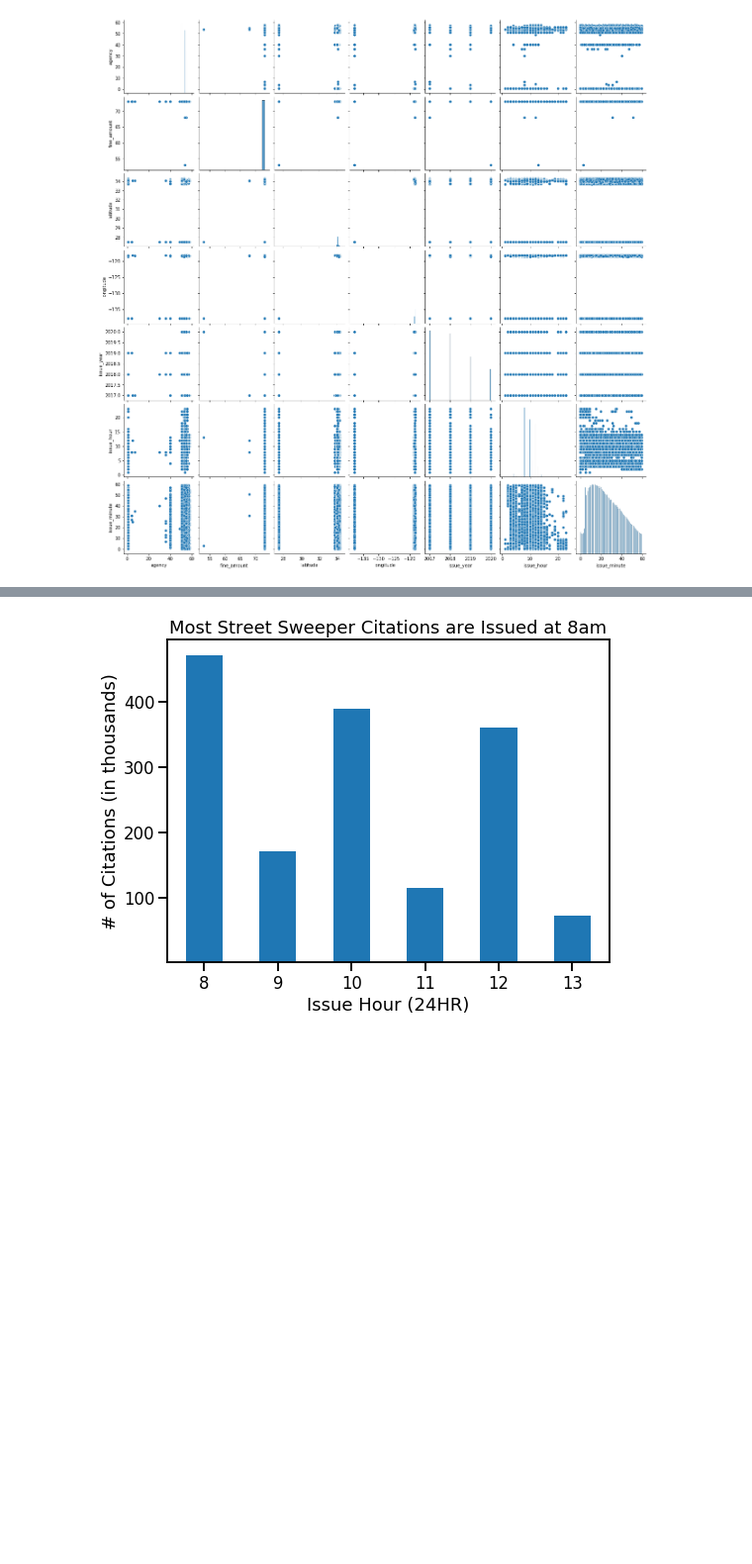
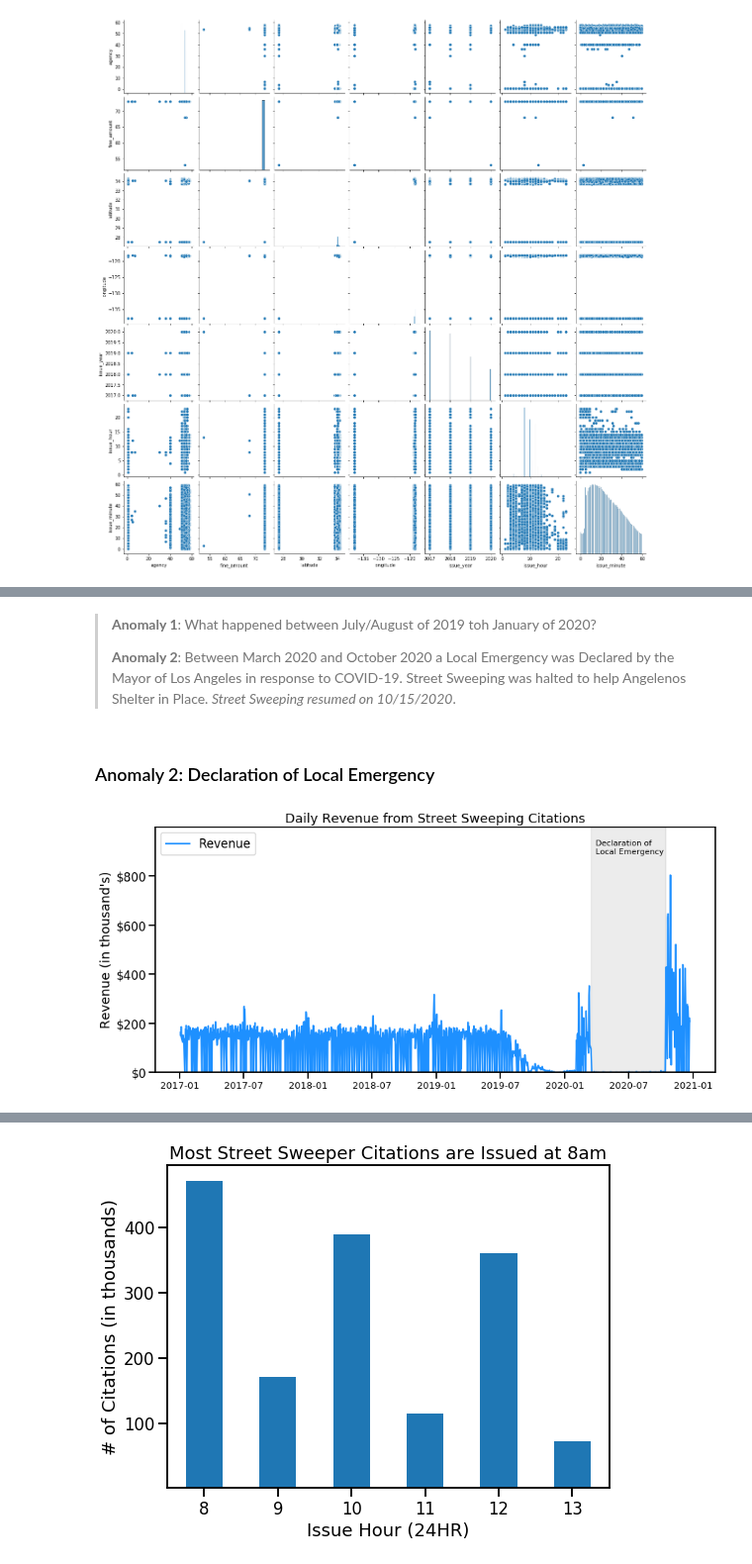
Before and after one commit to Promeos/LADOT-COVID19-enforcement, a Jupyter notebook: MVP.ipynb, the cells around one changed output, grey strips where cells are left out. Shown at 99% size. Drawn from its saved outputs; the diff is of its cells as text; code cells hidden in the pictures; blank space fills up the shorter version.

```diff
--- a/MVP.ipynb
+++ b/MVP.ipynb
@@ -176,0 +182,26 @@ sns.pairplot(df_citations);
+# %% [markdown]
+> __Anomaly 1__: What happened between July/August of 2019 toh January of 2020?<br>
+>
+> __Anomaly 2__: Between March 2020 and October 2020 a Local Emergency was Declared by the Mayor of Los Angeles in response to COVID-19. Street Sweeping was halted to help Angelenos Shelter in Place. _Street Sweeping resumed on 10/15/2020_.
+# %% [markdown]
+### Anomaly 2: Declaration of Local Emergency
+# %%
+sns.set_context('talk')
+
+# Plot daily revenue from street sweeping citations
+daily_revenue.plot(figsize=(14, 7), label='Revenue', color='DodgerBlue')
+plt.axvspan('2020-03-16', '2020-10-14', color='grey', alpha=.15)
+plt.text('2020-03-29', 890_000, 'Declaration of\nLocal Emergency', fontsize=11)
+
+
+plt.title("Daily Revenue from Street Sweeping Citations")
+plt.xlabel('')
+plt.ylabel("Revenue (in thousand's)")
+
+plt.xticks(rotation=0, horizontalalignment='center', fontsize=13)
+plt.yticks(range(0, 1_000_000, 200_000), ['$0', '$200', '$400', '$600', '$800',])
+plt.ylim(0, 1_000_000)
+
+plt.legend(loc=2, framealpha=.8);
+# %% [output]
+[figure, added]
```
Also changed, not shown: parts of 51 cells of this notebook.
